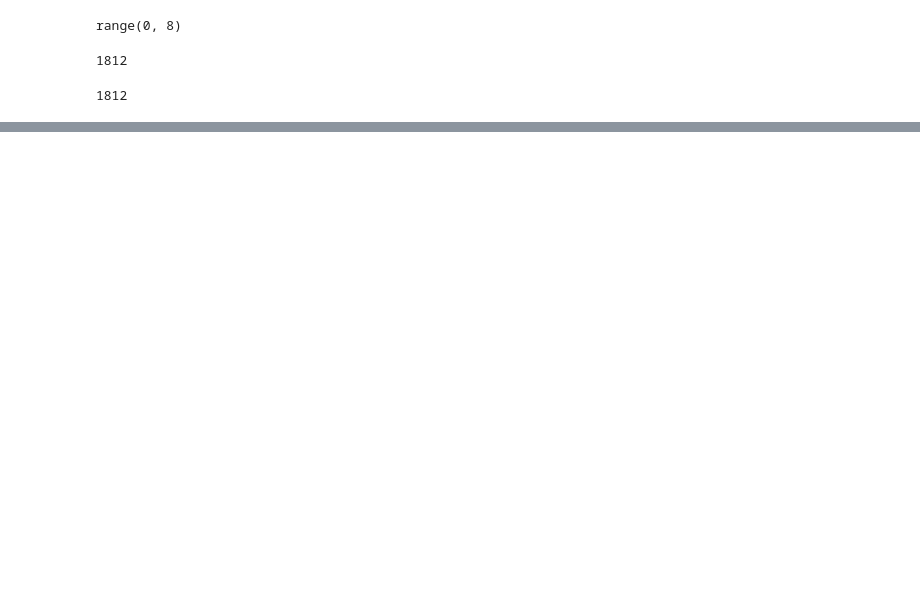
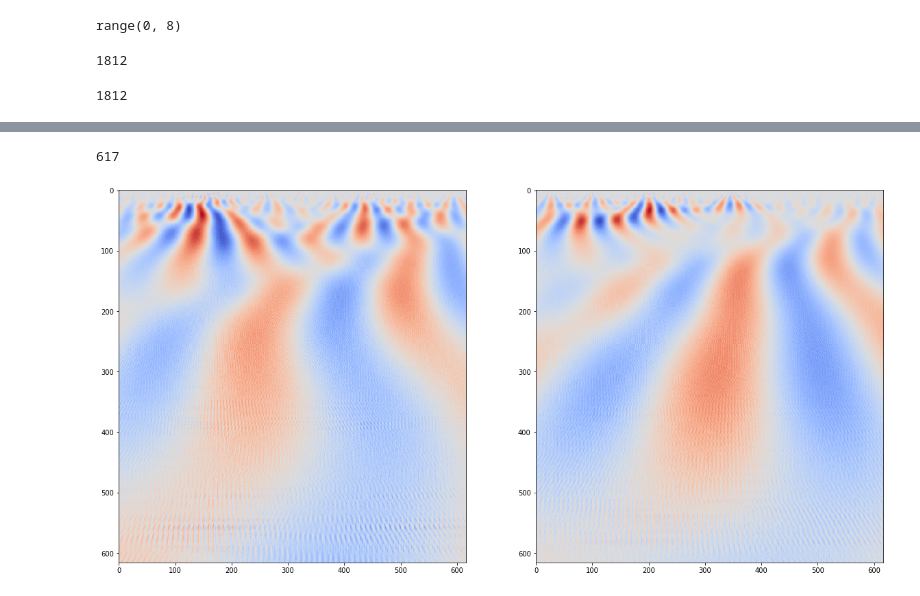
Before and after one commit to priyankasri1331/EEG_EMG, a Jupyter notebook: merging_and_preprocessing_new.ipynb, the cells around one changed output, grey strips where cells are left out. Saved outputs shown, nothing was run; the diff lists cells and outputs as text; code cells hidden in the pictures; blank space fills up the shorter version.

```diff
--- a/merging_and_preprocessing_new.ipynb
+++ b/merging_and_preprocessing_new.ipynb
@@ -222,0 +328,21 @@ with open("var.csv","w+") as my_csv:
+# %%
+ch_0_data_0 = average_lst_all[0][0]
+ch_1_data_0 = average_lst_all[0][1]
+# %%
+len(average_lst_all[0][7])
+# %% [output]
+617
+# %%
+import pywt
+scales = np.arange(1,617)
+coeff1,freq1 = pywt.cwt(ch_0_data_0, scales, 'morl')
+coeff2,freq2 = pywt.cwt(ch_1_data_0, scales, 'morl')
+# %%
+plt.figure(1, figsize=(20,10))
+plt.subplot(121)
+plt.imshow(coeff1,cmap = 'coolwarm',aspect = 'auto')
+plt.subplot(122)
+plt.imshow(coeff2,cmap = 'coolwarm',aspect = 'auto')
+plt.show()
+# %% [output]
+[figure, added]
```
Also changed, not shown: parts of 38 cells of this notebook.
